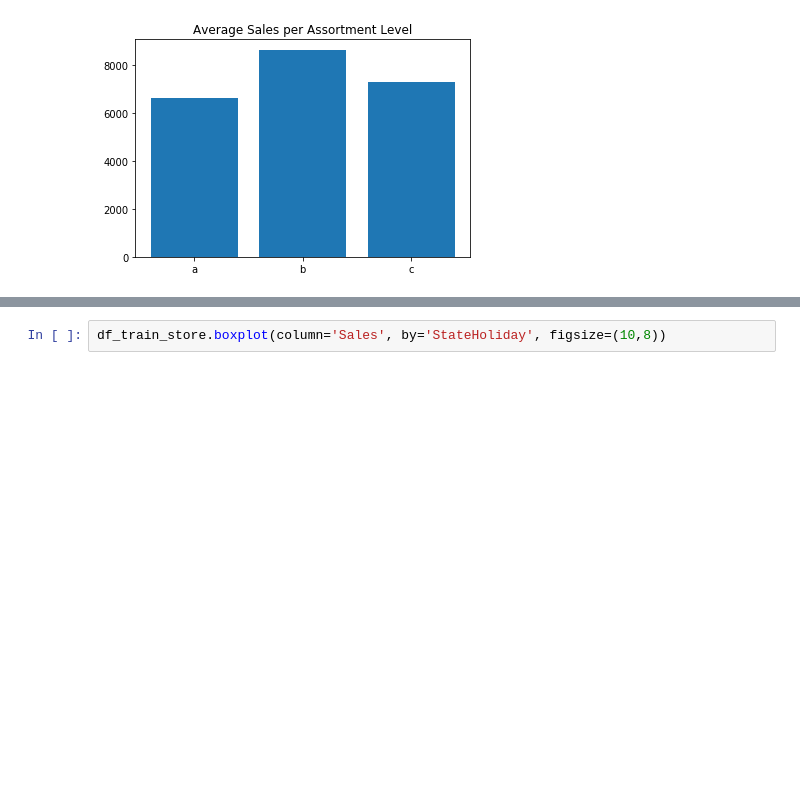
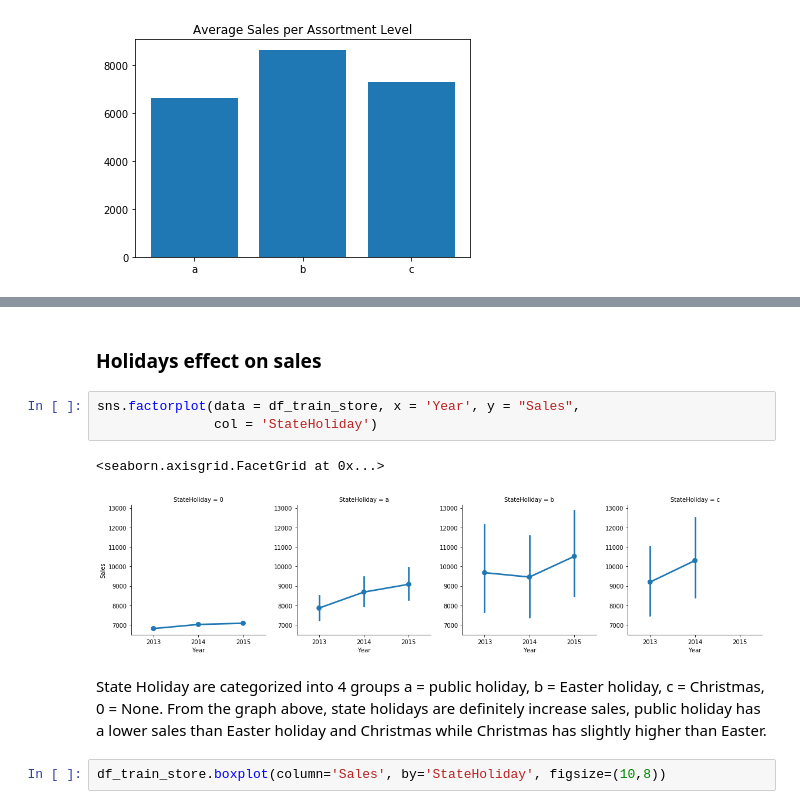
Before and after one commit to cuthlo/springboard, a Jupyter notebook: capstone_project2/EDA.ipynb, the cells around one changed output, grey strips where cells are left out. Saved outputs shown, nothing was run; the diff lists cells and outputs as text; blank space fills up the shorter version.

```diff
--- a/capstone_project2/EDA.ipynb
+++ b/capstone_project2/EDA.ipynb
@@ -279,3 +285,13 @@ Text(0.5,1,'Average Sales per Assortment Level')
+# %% [markdown]
+### Holidays effect on sales
+# %%
+sns.factorplot(data = df_train_store, x = 'Year', y = "Sales",
+               col = 'StateHoliday')
+# %% [output]
+<seaborn.axisgrid.FacetGrid at 0x...>
+[figure, added]
+# %% [markdown]
+State Holiday are categorized into 4 groups a = public holiday, b = Easter holiday, c = Christmas, 0 = None. From the graph above, state holidays are definitely increase sales, public holiday has a lower sales than Easter holiday and Christmas while Christmas has slightly higher than Easter.
 # %%
 df_train_store.boxplot(column='Sales', by='StateHoliday', figsize=(10,8))
 # %% [output]
```
Also changed, not shown: parts of 6 cells of this notebook, 1 other file.
